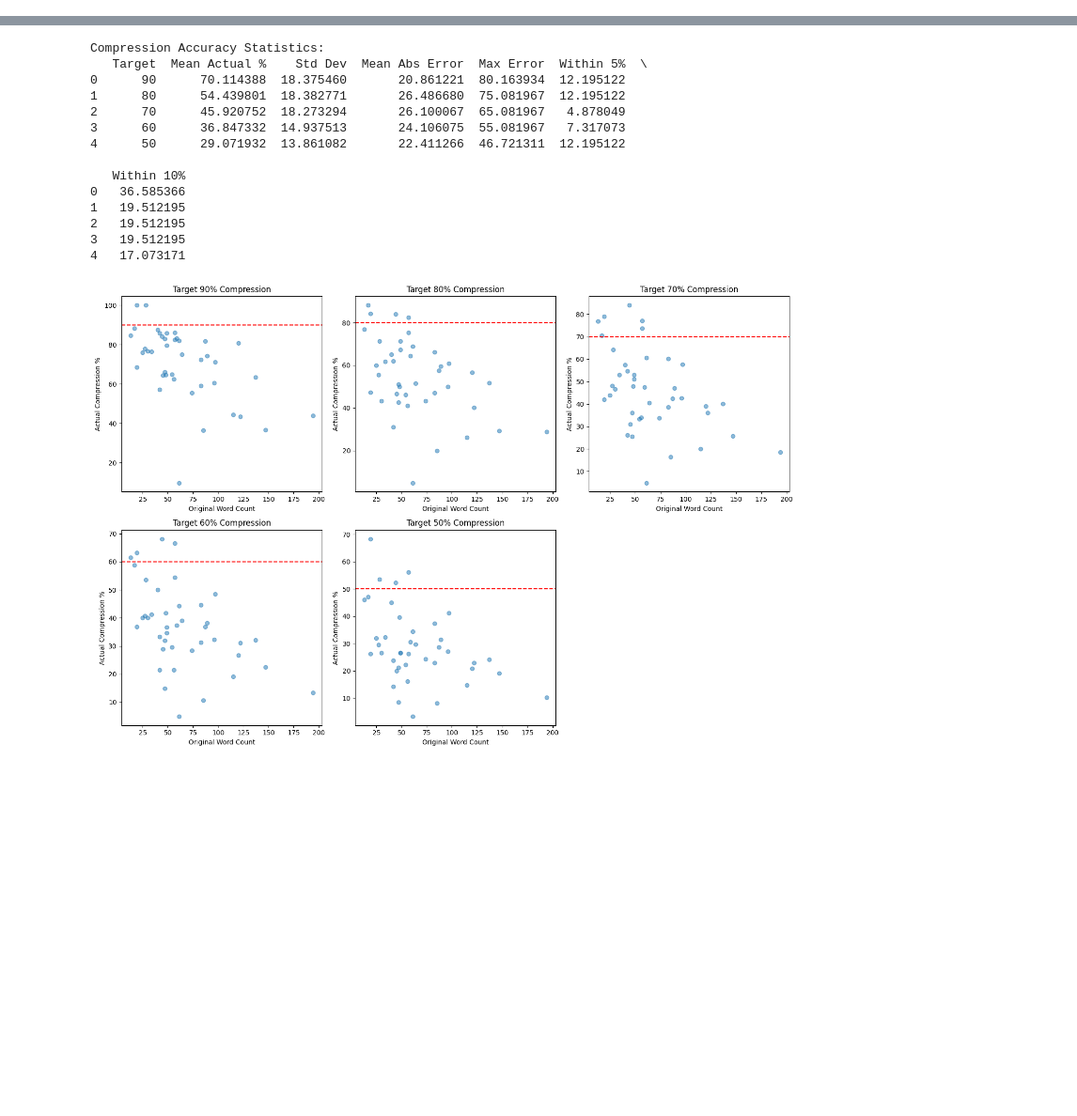
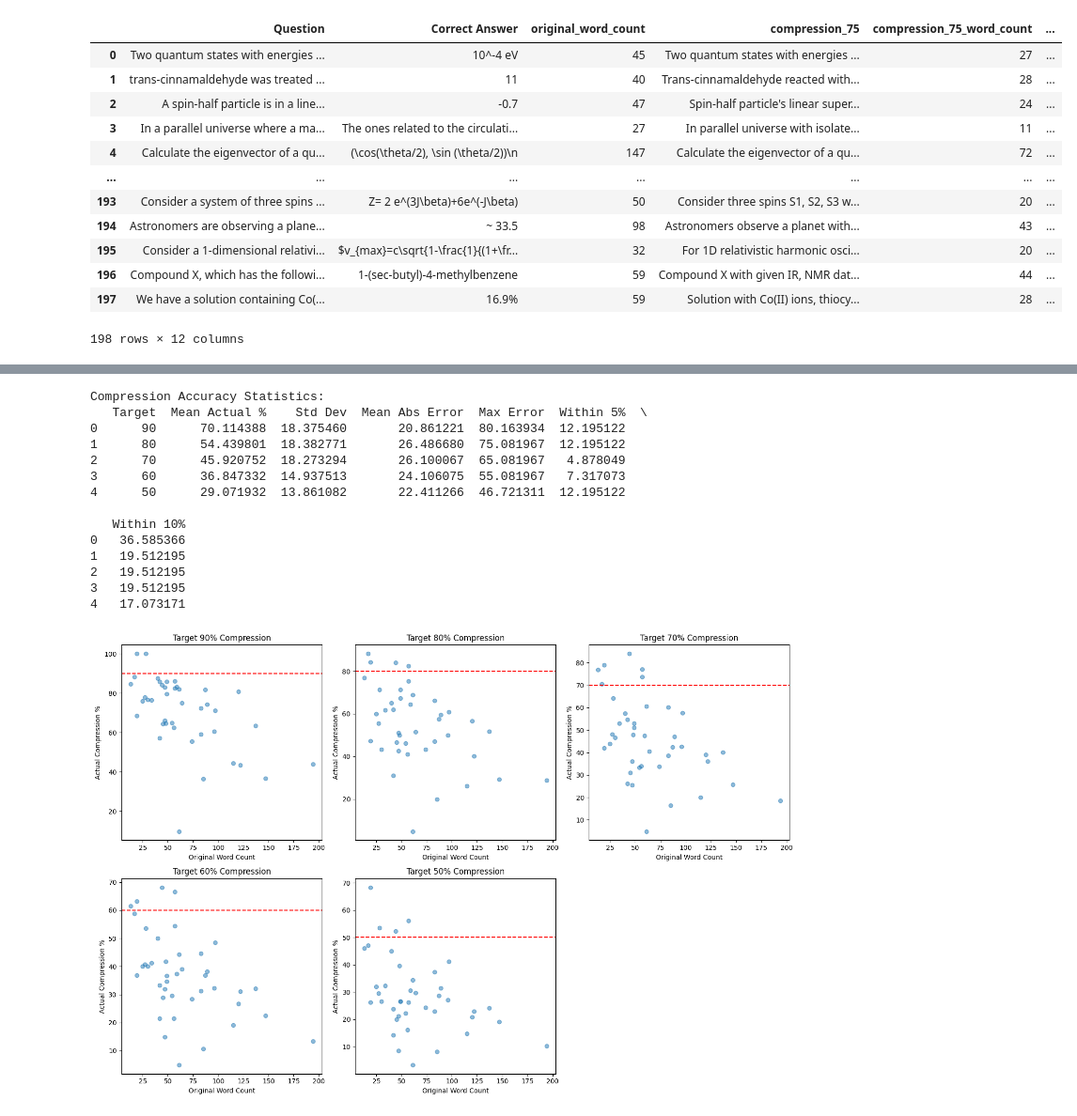
Before and after one commit to Bryan6734/SPAR-final, a Jupyter notebook: scripts/explorer.ipynb, the cells around one changed output, grey strips where cells are left out. Shown: that part at 94% size. Cells and saved outputs as stored; diff of their text form; code cells hidden in the pictures; blank space fills up the shorter version.

```diff
--- a/scripts/explorer.ipynb
+++ b/scripts/explorer.ipynb
@@ -141,0 +1,76 @@ for category, examples in best_worst.items():
+# %%
+"""Index(['Pre-Revision Question', 'Pre-Revision Correct Answer',
+       'Pre-Revision Incorrect Answer 1', 'Pre-Revision Incorrect Answer 2',
+       'Pre-Revision Incorrect Answer 3', 'Pre-Revision Explanation',
+       'Self-reported question-writing time (minutes)', 'Question',
+       'Correct Answer', 'Incorrect Answer 1', 'Incorrect Answer 2',
+       'Incorrect Answer 3', 'Explanation',
+       'Revision Comments (from Question Writer)', 'Subdomain',
+       'Writer's Difficulty Estimate', 'Extra Revised Question',
+       'Extra Revised Explanation', 'Extra Revised Correct Answer',
+       'Extra Revised Incorrect Answer 1', 'Extra Revised Incorrect Answer 2',
+       'Extra Revised Incorrect Answer 3', 'Non-Expert Validator Accuracy',
+       'Majority Non-Expert Vals Incorrect', 'Expert Validator Accuracy',
+       'Record ID', 'High-level domain', 'Question Writer', 'Feedback_EV_1',
+       'Validator Revision Suggestion_EV_1', 'Is First Validation_EV_1',
+       'Post hoc agreement_EV_1', 'Sufficient Expertise?_EV_1',
+       'Understand the question?_EV_1', 'Question Difficulty_EV_1',
+       'Validator Answered Correctly_EV_1',
+       'Self-reported time (minutes)_EV_1', 'Probability Correct_EV_1',
+       'Manual Correctness Adjustment_EV_1', 'Expert Validator_EV_1',
+       'Feedback_EV_2', 'Validator Revision Suggestion_EV_2',
+       'Is First Validation_EV_2', 'Post hoc agreement_EV_2',
+       'Sufficient Expertise?_EV_2', 'Understand the question?_EV_2',
+       'Question Difficulty_EV_2', 'Validator Answered Correctly_EV_2',
+       'Self-reported time (minutes)_EV_2', 'Probability Correct_EV_2',
+       'Manual Correctness Adjustment_EV_2', 'Expert Validator_EV_2',
+       'Feedback_NEV_1', 'Validator Answered Correctly_NEV_1',
+       'Explanation_NEV_1', 'Self-reported time (minutes)_NEV_1',
+       'Websites visited_NEV_1', 'Probability Correct_NEV_1',
+       'Manual Correctness Adjustment_NEV_1', 'Non-Expert Validator_NEV_1',
+       'Feedback_NEV_2', 'Validator Answered Correctly_NEV_2',
+       'Explanation_NEV_2', 'Self-reported time (minutes)_NEV_2',
+       'Websites visited_NEV_2', 'Probability Correct_NEV_2',
+       'Manual Correctness Adjustment_NEV_2', 'Non-Expert Validator_NEV_2',
+       'Feedback_NEV_3', 'Validator Answered Correctly_NEV_3',
+       'Explanation_NEV_3', 'Self-reported time (minutes)_NEV_3',
+       'Websites visited_NEV_3', 'Probability Correct_NEV_3',
+       'Manual Correctness Adjustment_NEV_3', 'Non-Expert Validator_NEV_3',
+       'Expert Validator Disagreement Category', 'Canary String',
+       'original_word_count', 'compression_75', 'compression_75_word_count',
+       'compression_75_target_words', 'compression_50',
+       'compression_50_word_count', 'compression_50_target_words',
+       'compression_25', 'compression_25_word_count',
+       'compression_25_target_words'],
+      dtype='object')"""
+
+import pandas as pd
+import matplotlib.pyplot as plt
+import seaborn as sns
+from pathlib import Path
+
+# Load the data
+df = pd.read_csv('../datasets/gpqa_diamond_compressed_1.csv')
+
+
+
+# For each row, give the question, and then the number of words in each compression
+df[['Question', 'Correct Answer', 'original_word_count', 'compression_75', 'compression_75_word_count',
+       'compression_75_target_words', 'compression_50',
+       'compression_50_word_count', 'compression_50_target_words',
+       'compression_25', 'compression_25_word_count',
+       'compression_25_target_words' ]]
+# %% [output]
+|  | Question | Correct Answer | original_word_count | compression_75 | compression_75_word_count | ... |
+| 0 | Two quantum states with energies ... | 10^-4 eV | 45 | Two quantum states with energies ... | 27 | ... |
+| 1 | trans-cinnamaldehyde was treated ... | 11 | 40 | Trans-cinnamaldehyde reacted with... | 28 | ... |
+| 2 | A spin-half particle is in a line... | -0.7 | 47 | Spin-half particle's linear super... | 24 | ... |
+| 3 | In a parallel universe where a ma... | The ones related to the circulati... | 27 | In parallel universe with isolate... | 11 | ... |
+| 4 | Calculate the eigenvector of a qu... | (\cos(\theta/2), \sin (\theta/2))\n | 147 | Calculate the eigenvector of a qu... | 72 | ... |
+| ... | ... | ... | ... | ... | ... | ... |
+| 193 | Consider a system of three spins ... | Z= 2 e^(3J\beta)+6e^(-J\beta) | 50 | Consider three spins S1, S2, S3 w... | 20 | ... |
+| 194 | Astronomers are observing a plane... | ~ 33.5 | 98 | Astronomers observe a planet with... | 43 | ... |
+| 195 | Consider a 1-dimensional relativi... | $v_{max}=c\sqrt{1-\frac{1}{(1+\fr... | 32 | For 1D relativistic harmonic osci... | 20 | ... |
+| 196 | Compound X, which has the followi... | 1-(sec-butyl)-4-methylbenzene | 59 | Compound X with given IR, NMR dat... | 44 | ... |
+| 197 | We have a solution containing Co(... | 16.9% | 59 | Solution with Co(II) ions, thiocy... | 28 | ... |
+198 rows × 12 columns
```
Also changed, not shown: parts of 3 cells of this notebook, 36 other files.
